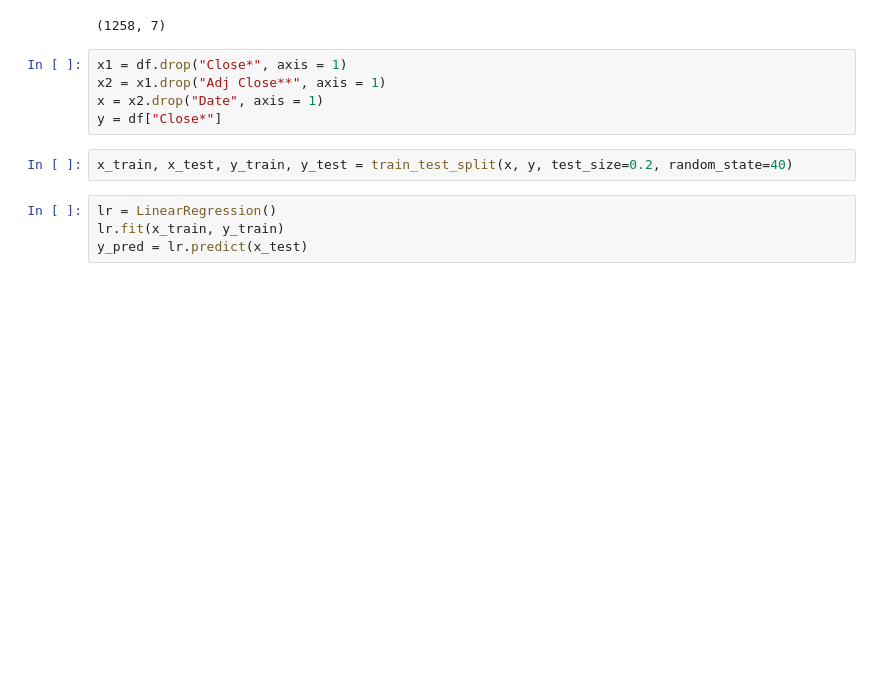
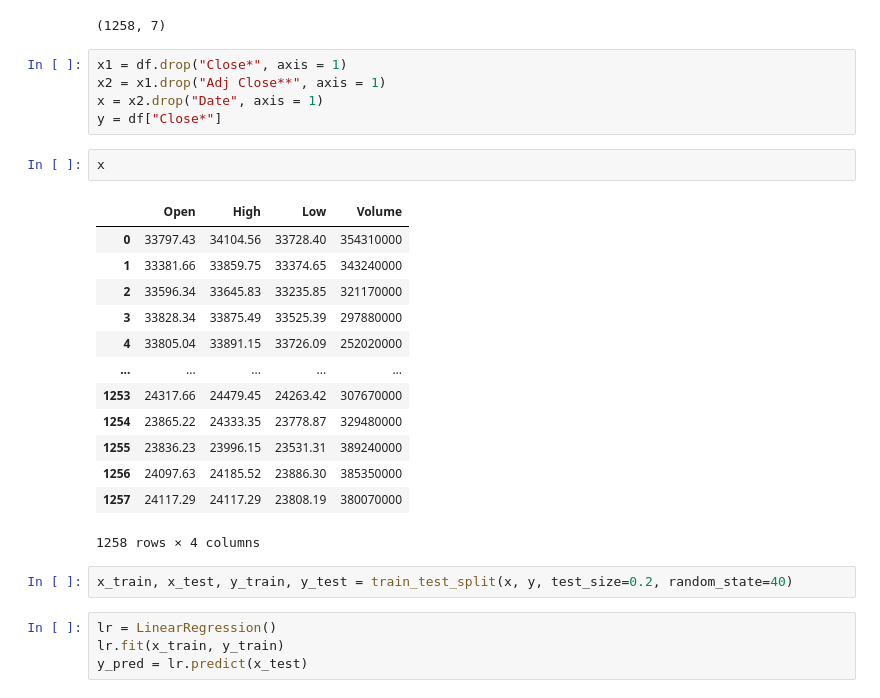
Before and after one commit to anikait-reddy15/Stock-Price-Detector, a Jupyter notebook: main.ipynb, the cells around one changed output. Drawn from its saved outputs; the diff is of its cells as text; blank space fills up the shorter version.

```diff
--- a/main.ipynb
+++ b/main.ipynb
@@ -34,6 +36,22 @@ x1 = df.drop("Close*", axis = 1)
 x2 = x1.drop("Adj Close**", axis = 1)
 x = x2.drop("Date", axis = 1)
 y = df["Close*"]
+# %%
+x
+# %% [output]
+|  | Open | High | Low | Volume |
+| 0 | 33797.43 | 34104.56 | 33728.40 | 354310000 |
+| 1 | 33381.66 | 33859.75 | 33374.65 | 343240000 |
+| 2 | 33596.34 | 33645.83 | 33235.85 | 321170000 |
+| 3 | 33828.34 | 33875.49 | 33525.39 | 297880000 |
+| 4 | 33805.04 | 33891.15 | 33726.09 | 252020000 |
+| ... | ... | ... | ... | ... |
+| 1253 | 24317.66 | 24479.45 | 24263.42 | 307670000 |
+| 1254 | 23865.22 | 24333.35 | 23778.87 | 329480000 |
+| 1255 | 23836.23 | 23996.15 | 23531.31 | 389240000 |
+| 1256 | 24097.63 | 24185.52 | 23886.30 | 385350000 |
+| 1257 | 24117.29 | 24117.29 | 23808.19 | 380070000 |
+1258 rows × 4 columns
 # %%
 x_train, x_test, y_train, y_test = train_test_split(x, y, test_size=0.2, random_state=40)
 # %%
```
Also changed, not shown: parts of 7 cells of this notebook.
